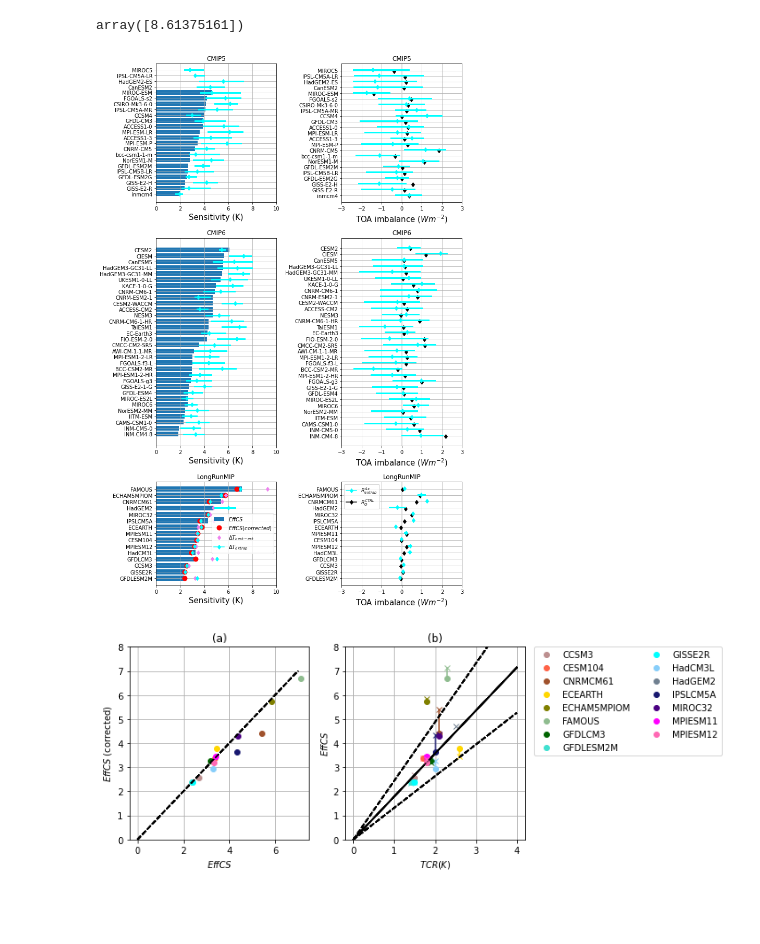
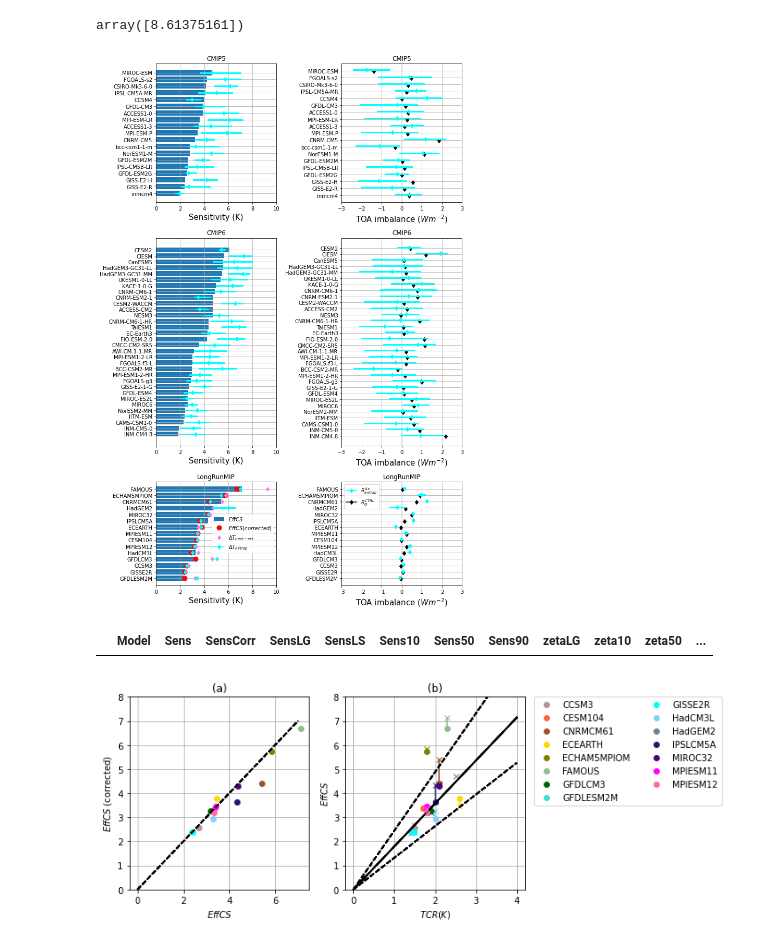
Before and after one commit to benmsanderson/energybalance, a Jupyter notebook: 4xco2_bayesian_revised.ipynb, the cells around one changed output. Drawn from its saved outputs; the diff is of its cells as text; code cells hidden in the pictures; blank space fills up the shorter version.

```diff
--- a/4xco2_bayesian_revised.ipynb
+++ b/4xco2_bayesian_revised.ipynb
@@ -1238,6 +1240,7 @@ t150=np.zeros((nmlr,1))
 
 ttcr=np.zeros((nmlr,1))
 t140=np.zeros((nmlr,1))
+ngood=np.zeros((nmlr,1))
 
 for i, row in enumerate(mdlslr):
   offst=cbal_extrap[i]+net_cnt_100[i]
@@ -1254,7 +1257,7 @@ for i, row in enumerate(mdlslr):
   x_short = x_array[use[:150]]
   y_short = y_array[use[:150]]
   isgd=np.where(~np.isnan(y_short))
-
+  ngood[i]=np.shape(isgd)[1]
   #calculate standard Gregory
   if np.shape(isgd)[1]>100:
     if fscn[i]=='ABRUPT4X':
@@ -2008,6 +2072,7 @@ for i,indy in enumerate(findex):
                     #"Sensc90":[etc_pct[ii,2,-1]/2 for ii in indy]
                      })
   df_sorted= df.sort_values('Sens')
+  df_sorted=df_sorted.dropna(subset=['Sens'])
   # bar plot with matplotlib
 
   plt1=axes[2*i-2].barh('Model', 'Sens',data=df_sorted)
@@ -2020,39 +2085,43 @@ for i,indy in enumerate(findex):
 
   pv=axes[2*i-2].plot(df_sorted.SensLG.to_numpy(),yp,'d',color='violet')
   axes[2*i-2].set_title(gens[i])
-  for j,jj in enumerate(indy):
+  for j,jj in enumerate(df_sorted.index):
     axes[2*i-2].plot([df_sorted.Sens10.to_numpy()[j],df_sorted.Sens90.to_numpy()[j]],[yp[j],yp[j]],'cyan',linewidth=3)
     pc=axes[2*i-2].plot([df_sorted.Sens50.to_numpy()[j]],yp[j],'-',color='cyan',markerfacecolor='cyan',markeredgecolor='cyan',marker='d')
 
   axes[2*i-2].grid()
   if i==2:
     axes[2*i].legend([plt1,pr[0],pv[0],pc[0]],['$EffCS$','$EffCS (corrected)$','$\Delta T_{best-est}$','$\Delta T_{extrap}$'])
 
 
   plt1=axes[2*i-1].barh('Model', 'zetaLG',data=df_sorted,ec='none',fc='none')
   yp=axes[2*i-1].get_yticks()
   axes[2*i-1].set_xlabel("TOA imbalance $(Wm^{-2})$", size=15)
   axes[2*i-1].set_xlim([-3,3])
   axes[2*i-1].set_title(gens[i])
   axes[2*i-1].grid()
 
   axes[2*i-1].axvline(0, color='lightgrey',linestyle='-')
-  for j,jj in enumerate(indy):
+  for j,jj in enumerate(df_sorted.index):
     #axes[3*i-1].plot([df_sorted.cbal10.to_numpy()[j],df_sorted.cbal90.to_numpy()[j]],[yp[j]-.1,yp[j]-.1],'black')
     pb=axes[2*i-1].plot([df_sorted.cbal50.to_numpy()[j]],yp[j]-.1,'black',marker='d')
     axes[2*i-1].plot([df_sorted.cbal410.to_numpy()[j],df_sorted.cbal490.to_numpy()[j]],[yp[j]+0.1,yp[j]+0.1],'cyan',linewidth=3)
     axes[2*i-1].plot([df_sorted.cbal450.to_numpy()[j]],yp[j]+0.1,'cyan',marker='d')
 
   if i==2:
     axes[2*i+1].legend([pc[0],pb[0]],['$R_{extrap}^{4x}$','$R_O^{CTRL}$'])
 
 
 
 fig.tight_layout()
 plt.savefig("/content/drive/MyDrive/colab_4xco2/figures/histo.png", bbox_inches='tight', dpi=300)
 plt.savefig("/content/drive/MyDrive/colab_4xco2/figures/histo.pdf", bbox_inches='tight')
 # %% [output]
-[figure, old version]
+[figure, new version]
+# %%
+df_sorted
+# %% [output]
+|  | Model | Sens | SensCorr | SensLG | SensLS | Sens10 | Sens50 | Sens90 | zetaLG | zeta10 | zeta50 | ... |
 # %%
 from google.colab import auth
 auth.authenticate_user()
```
Also changed, not shown: parts of 17 cells of this notebook.
